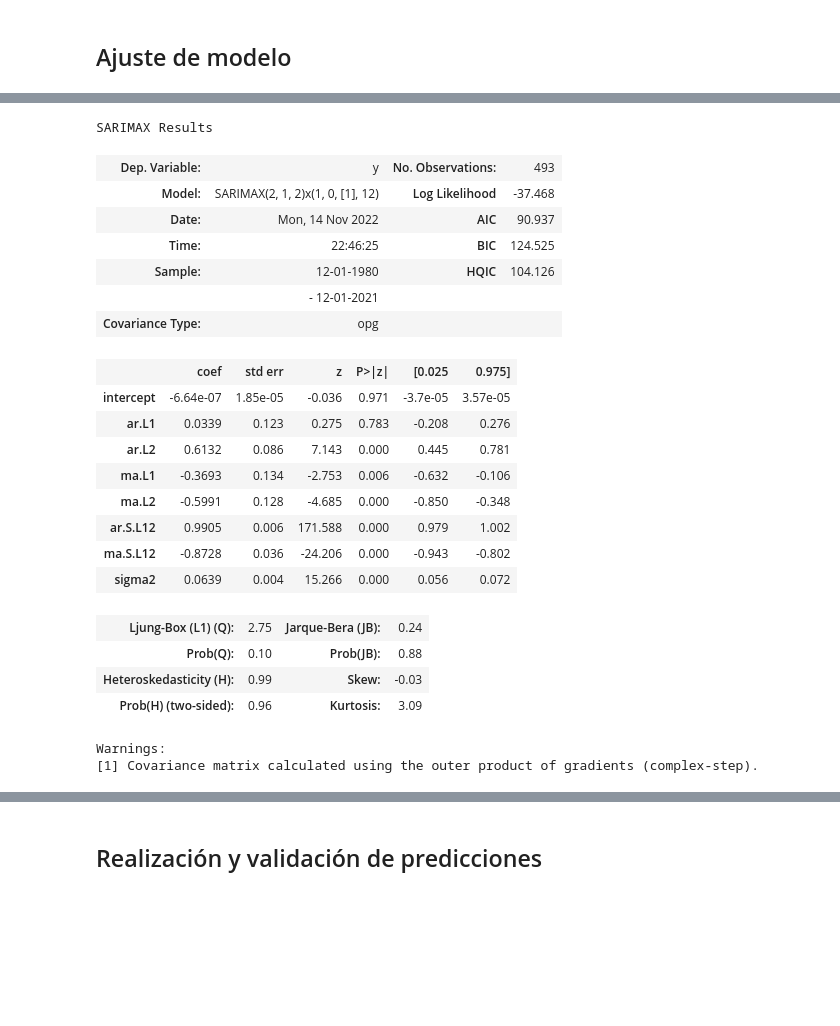
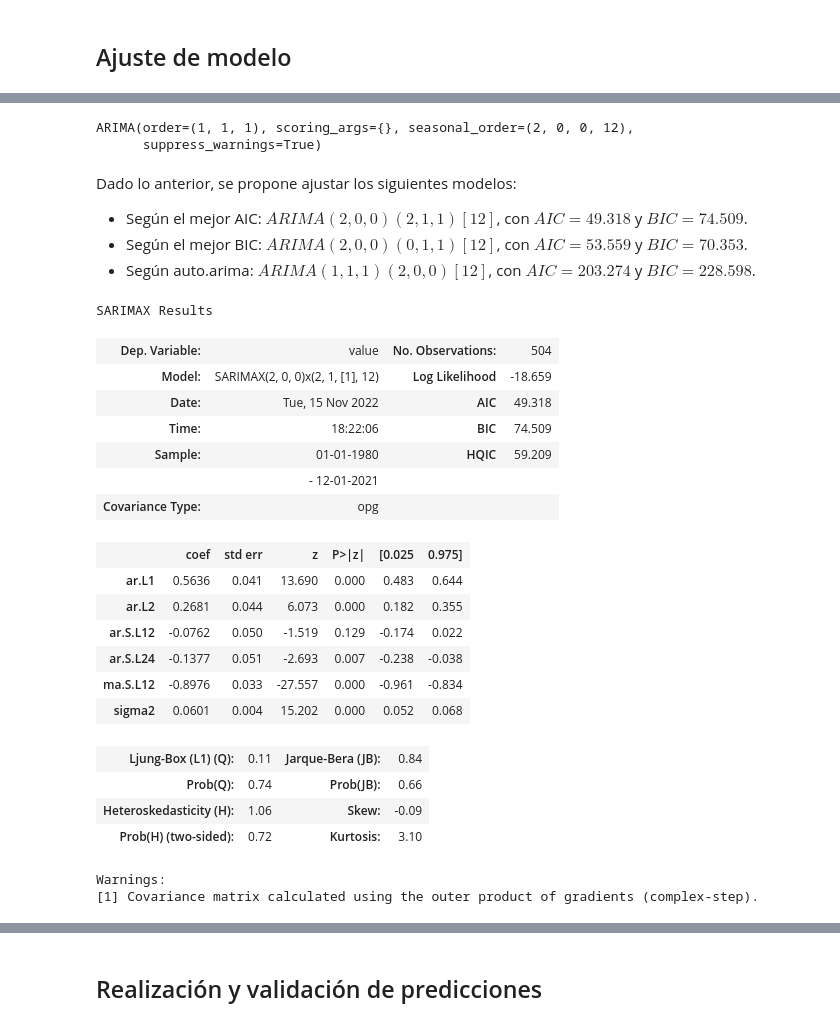
Before and after one commit to fv00/presentacion-forecasting, a Jupyter notebook: narrativa.ipynb, the cells around one changed output, grey strips where cells are left out. Drawn from its saved outputs; the diff is of its cells as text; code cells hidden in the pictures; blank space fills up the shorter version.

```diff
--- a/narrativa.ipynb
+++ b/narrativa.ipynb
@@ -38,10 +42,10 @@ temperaturas = temperaturas.melt(id_vars="Year")
 temperaturas['date'] = temperaturas[['Year', 'variable']].apply(lambda x: str(x['Year']) + '-' + x['variable'],axis=1)
 temperaturas['date'] = pd.to_datetime(temperaturas['date'])
 # %%
-temperaturas = temperaturas.sort_values(by = 'date')
+temperaturas.sort_values(by = 'date', inplace = True)
 temperaturas.reset_index(inplace = True)
 # %%
-array = [x for x in range(959, 1452)]
+array = [x for x in range(948, 1452)]
 temperaturas = temperaturas.loc[array]
 # %%
 temperaturas = temperaturas[['date', 'value']]
@@ -87,30 +177,40 @@ plot_pacf(temperaturas, ax=axis[1], method = 'ywm', lags=50);
 # %%
-modelo = pm.auto_arima(temperaturas, start_p=2, d=None, start_q=2, max_p=5,
+pm.auto_arima(temperaturas, start_p=2, d=None, start_q=2, max_p=5,
     max_d=2, max_q=5, start_P=1, D=None, start_Q=1, max_P=2,
     max_D=1, max_Q=2, max_order=5, m=12, seasonal=True, stationary=False)
+# %% [output]
+ARIMA(order=(1, 1, 1), scoring_args={}, seasonal_order=(2, 0, 0, 12),
+      suppress_warnings=True)
+# %% [markdown]
+Dado lo anterior, se propone ajustar los siguientes modelos:
+- Según el mejor AIC: $ARIMA(2,0,0)(2,1,1)[12]$, con $AIC = 49.318$ y $BIC = 74.509$.
+- Según el mejor BIC: $ARIMA(2,0,0)(0,1,1)[12]$, con $AIC = 53.559$ y $BIC = 70.353$.
+- Según auto.arima: $ARIMA(1,1,1)(2,0,0)[12]$, con $AIC = 203.274$ y $BIC = 228.598$.
+# %%
+modeloAIC = SARIMAX(temperaturas, order=(2, 0, 0), seasonal_order=(2, 1, 1, 12)).fit()
+modeloBIC = SARIMAX(temperaturas, order=(2, 0, 0), seasonal_order=(0, 1, 1, 12)).fit()
+modeloAA = SARIMAX(temperaturas, order=(1, 1, 1), seasonal_order=(2, 0, 0, 12)).fit()
 # %%
-modelo.summary()
+modeloAIC.summary()
 # %% [output]
 SARIMAX Results
-| Dep. Variable: | y | No. Observations: | 493 |
-| Model: | SARIMAX(2, 1, 2)x(1, 0, [1], 12) | Log Likelihood | -37.468 |
-| Date: | Mon, 14 Nov 2022 | AIC | 90.937 |
-| Time: | 22:46:25 | BIC | 124.525 |
-| Sample: | 12-01-1980 | HQIC | 104.126 |
+| Dep. Variable: | value | No. Observations: | 504 |
+| Model: | SARIMAX(2, 0, 0)x(2, 1, [1], 12) | Log Likelihood | -18.659 |
+| Date: | Tue, 15 Nov 2022 | AIC | 49.318 |
+| Time: | 18:22:06 | BIC | 74.509 |
+| Sample: | 01-01-1980 | HQIC | 59.209 |
 |  | - 12-01-2021 |  |  |
 | Covariance Type: | opg |  |  |
 |  | coef | std err | z | P>|z| | [0.025 | 0.975] |
-| intercept | -6.64e-07 | 1.85e-05 | -0.036 | 0.971 | -3.7e-05 | 3.57e-05 |
-| ar.L1 | 0.0339 | 0.123 | 0.275 | 0.783 | -0.208 | 0.276 |
-| ar.L2 | 0.6132 | 0.086 | 7.143 | 0.000 | 0.445 | 0.781 |
-| ma.L1 | -0.3693 | 0.134 | -2.753 | 0.006 | -0.632 | -0.106 |
-| ma.L2 | -0.5991 | 0.128 | -4.685 | 0.000 | -0.850 | -0.348 |
-| ar.S.L12 | 0.9905 | 0.006 | 171.588 | 0.000 | 0.979 | 1.002 |
-| ma.S.L12 | -0.8728 | 0.036 | -24.206 | 0.000 | -0.943 | -0.802 |
-| sigma2 | 0.0639 | 0.004 | 15.266 | 0.000 | 0.056 | 0.072 |
+| ar.L1 | 0.5636 | 0.041 | 13.690 | 0.000 | 0.483 | 0.644 |
+| ar.L2 | 0.2681 | 0.044 | 6.073 | 0.000 | 0.182 | 0.355 |
+| ar.S.L12 | -0.0762 | 0.050 | -1.519 | 0.129 | -0.174 | 0.022 |
+| ar.S.L24 | -0.1377 | 0.051 | -2.693 | 0.007 | -0.238 | -0.038 |
+| ma.S.L12 | -0.8976 | 0.033 | -27.557 | 0.000 | -0.961 | -0.834 |
+| sigma2 | 0.0601 | 0.004 | 15.202 | 0.000 | 0.052 | 0.068 |
-| Ljung-Box (L1) (Q): | 2.75 | Jarque-Bera (JB): | 0.24 |
-| Prob(Q): | 0.10 | Prob(JB): | 0.88 |
-| Heteroskedasticity (H): | 0.99 | Skew: | -0.03 |
-| Prob(H) (two-sided): | 0.96 | Kurtosis: | 3.09 |
+| Ljung-Box (L1) (Q): | 0.11 | Jarque-Bera (JB): | 0.84 |
+| Prob(Q): | 0.74 | Prob(JB): | 0.66 |
+| Heteroskedasticity (H): | 1.06 | Skew: | -0.09 |
+| Prob(H) (two-sided): | 0.72 | Kurtosis: | 3.10 |
 Warnings:
 [1] Covariance matrix calculated using the outer product of gradients (complex-step).
```
Also changed, not shown: parts of 16 cells of this notebook.
